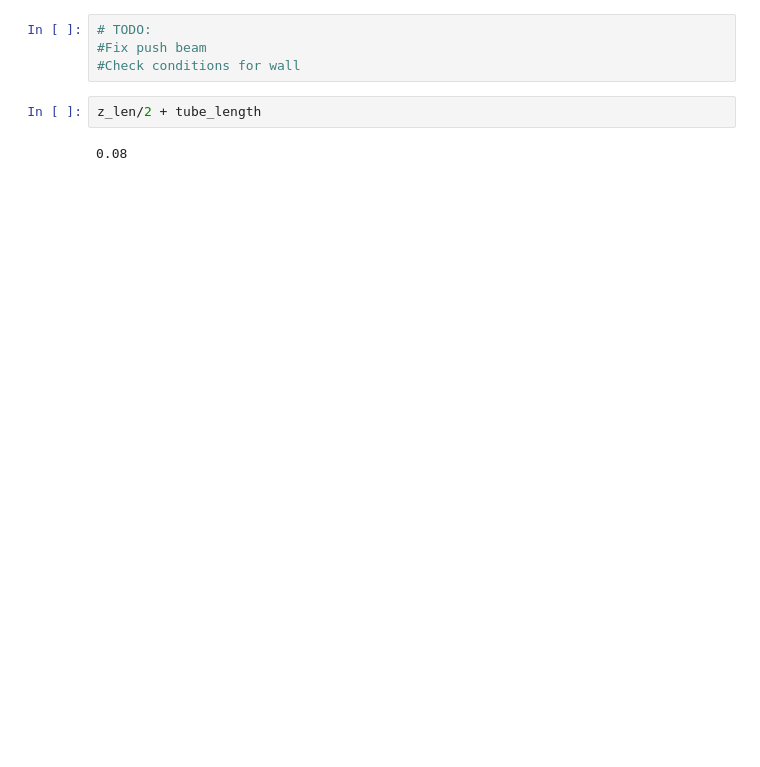
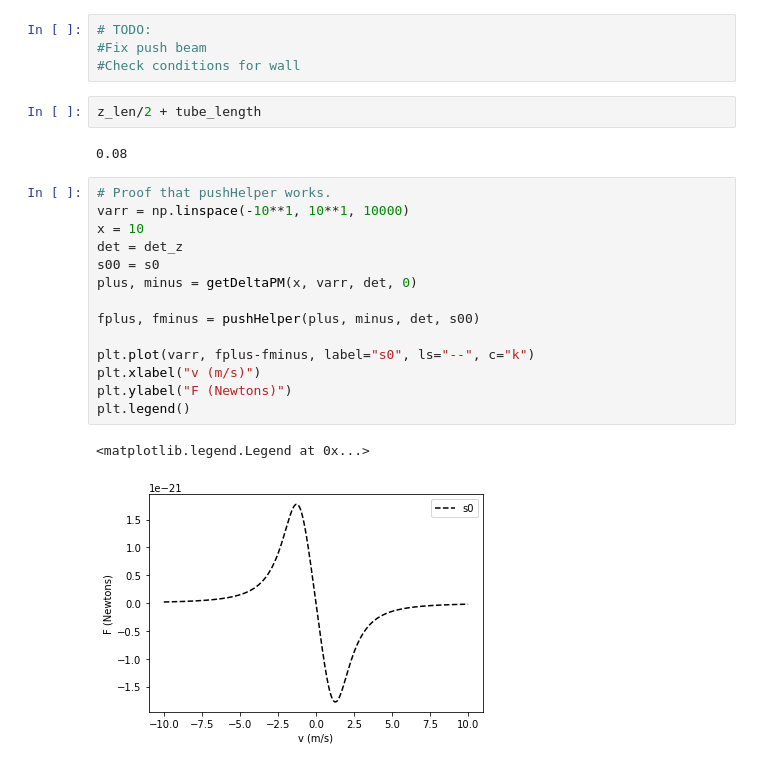
Before and after one commit to christianhnunez/MOT_SIM, a Jupyter notebook: 1DMOT.ipynb, the cells around one changed output. Saved outputs shown, nothing was run; the diff lists cells and outputs as text; blank space fills up the shorter version.

```diff
--- a/1DMOT.ipynb
+++ b/1DMOT.ipynb
@@ -615,3 +647,20 @@ plt.legend()
 z_len/2 + tube_length
 # %% [output]
 0.08
+# %%
+# Proof that pushHelper works.
+varr = np.linspace(-10**1, 10**1, 10000)
+x = 10
+det = det_z
+s00 = s0
+plus, minus = getDeltaPM(x, varr, det, 0)
+
+fplus, fminus = pushHelper(plus, minus, det, s00)
+
+plt.plot(varr, fplus-fminus, label="s0", ls="--", c="k")
+plt.xlabel("v (m/s)")
+plt.ylabel("F (Newtons)")
+plt.legend()
+# %% [output]
+<matplotlib.legend.Legend at 0x...>
+[figure, added]
```
Also changed, not shown: parts of 14 cells of this notebook.
